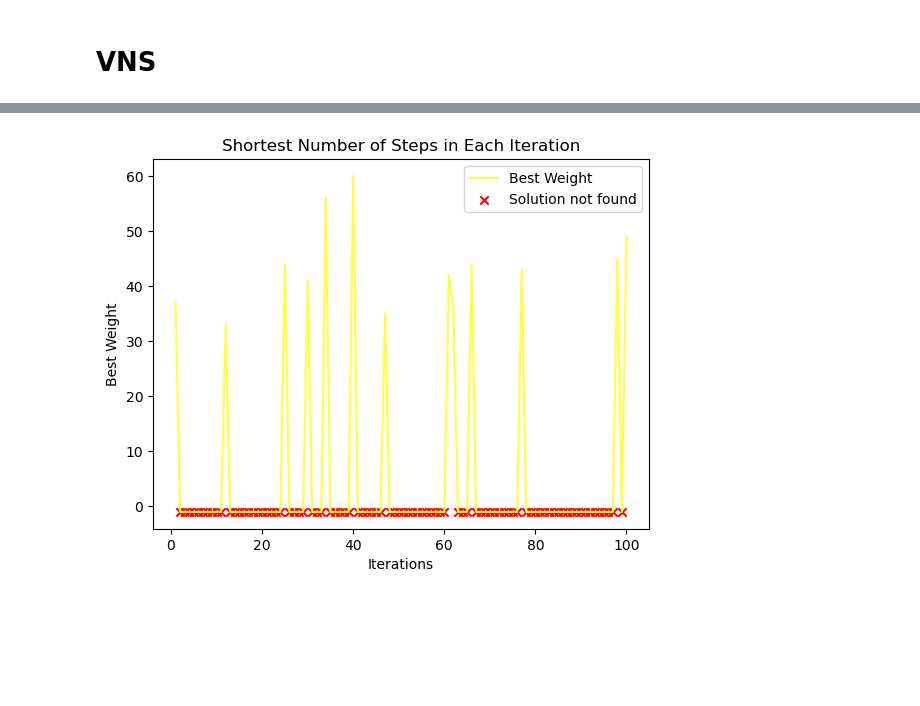
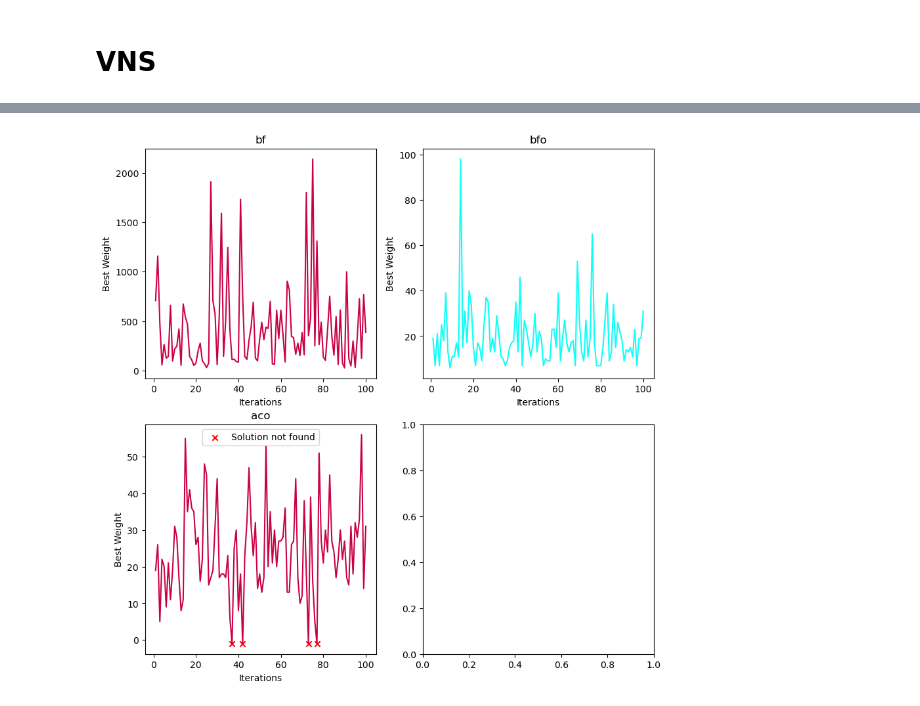
Before and after one commit to MATIJA741/MinimumGraphMotionPlanning, a Jupyter notebook: Comparator.ipynb, the cells around one changed output, grey strips where cells are left out. Saved outputs shown, nothing was run; the diff lists cells and outputs as text; code cells hidden in the pictures; blank space fills up the shorter version.

```diff
--- a/Comparator.ipynb
+++ b/Comparator.ipynb
@@ -83,7 +77,7 @@ vns_params = {
     'k_max': 3,
     'move_prob': 0.1,
 }
-solution, value = vns.vns(g, start_pos, goal_pos, obstacles, vns_params, num_iters = 10000)
+metrics_vns = vns.vns(g, start_pos, goal_pos, obstacles, vns_params, num_iters = num_iterations)
 print()
 # result, result_value = vns.simulated_annealing(g, start_pos, goal_pos, obstacles, num_iters = 10000)
 # %% [output]
@@ -102,4 +95,18 @@ plot(num_iterations, metrics_bfo["solution_values"])
 # %%
-plot(num_iterations, metrics_aco["solution_values"])
+# plot(num_iterations, metrics_aco["solution_values"])
-# %% [output]
-[figure, removed]
+# %%
+metrics = [metrics_bf, metrics_bfo, metrics_aco, metrics_vns]
+name = ["bf", "bfo", "aco", "vns"]
+# %%
+def plot_solutions(num_iterations, length_per_iteration):
+    colors = ['xkcd:ruby', 'xkcd:gross green', 'xkcd:bright turquoise', 'xkcd:warm purple', 'xkcd:canary yellow']
+    color = random.sample(colors, k=1)[0]
+    plt.plot(range(1, num_iterations+1), length_per_iteration, color=color, label='Best Weight')
+
+    indices = [i for i, value in enumerate(length_per_iteration) if value == -1]
+    plt.scatter([i+1 for i in indices], [-1]*len(indices), marker='x', color='red', label='Solution not found')
+
+    plt.xlabel('Iterations')
+    plt.ylabel('Best Weight')
+    plt.title('Shortest Number of Steps in Each Iteration')
+    plt.legend()
@@ -105,0 +128,28 @@ plot(num_iterations, metrics_aco["solution_values"])
+# %%
+def plot_solutions(num_iterations):
+    fig, axs = plt.subplots(2, 2, figsize = (10, 10))
+
+    colors = ['xkcd:ruby', 'xkcd:gross green', 'xkcd:bright turquoise', 'xkcd:warm purple', 'xkcd:canary yellow']
+    x = range(1, num_iterations+1)
+
+    for i, ax in enumerate(axs.flat):
+        if i == 3:
+            continue
+
+        indices = [j for j, value in enumerate(metrics[i]["solution_values"]) if value == -1]
+        ax.scatter([j+1 for j in indices], [-1]*len(indices), marker='x', color='red', label='Solution not found')
+
+        color = random.sample(colors, k=1)[0]
+        ax.plot(x, metrics[i]["solution_values"], color = color,)
+        ax.set_title(name[i])
+
+        ax.set_xlabel('Iterations')
+        ax.set_ylabel('Best Weight')
+        if len(indices):
+            ax.legend()
+
+    plt.show()
+# %%
+plot_solutions(num_iterations)
+# %% [output]
+[figure, added]
```
Also changed, not shown: parts of 13 cells of this notebook.
